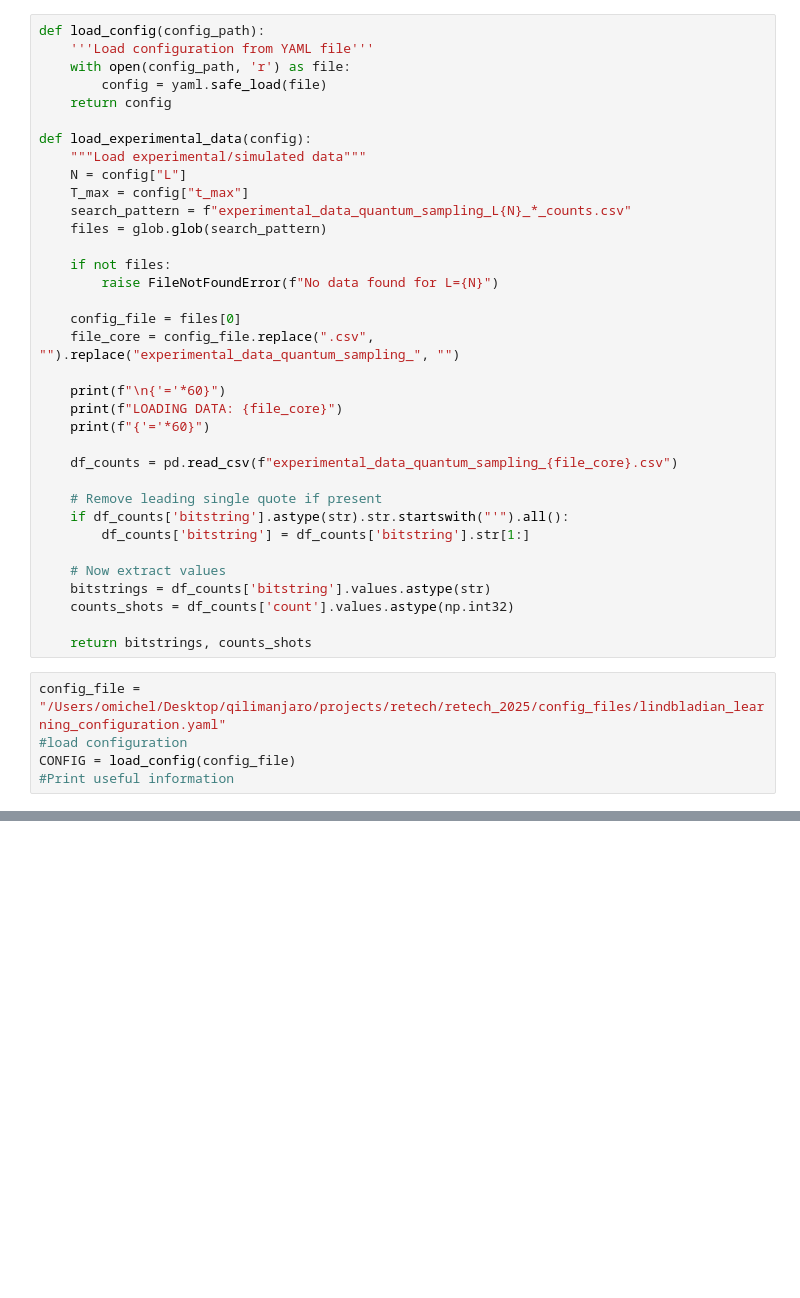
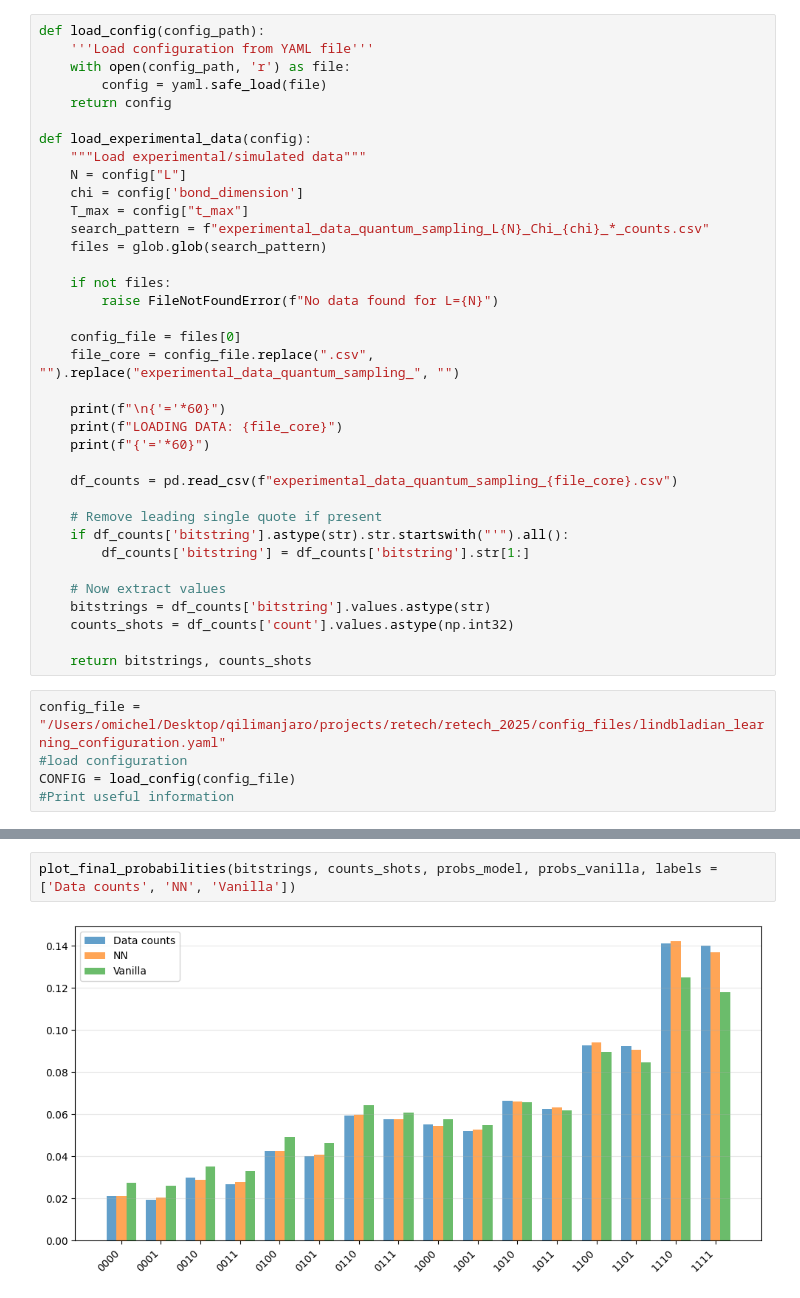
Before and after one commit to OsQarM/retech_2025, a Jupyter notebook: notebooks/MPS_learning.ipynb, the cells around one changed output, grey strips where cells are left out. Saved outputs shown, nothing was run; the diff lists cells and outputs as text; blank space fills up the shorter version.

```diff
--- a/notebooks/MPS_learning.ipynb
+++ b/notebooks/MPS_learning.ipynb
@@ -29,8 +29,9 @@ def load_config(config_path):
 def load_experimental_data(config):
     """Load experimental/simulated data"""
     N = config["L"]
+    chi = config['bond_dimension']
     T_max = config["t_max"]
-    search_pattern = f"experimental_data_quantum_sampling_L{N}_*_counts.csv"
+    search_pattern = f"experimental_data_quantum_sampling_L{N}_Chi_{chi}_*_counts.csv"
     files = glob.glob(search_pattern)
 
     if not files:
@@ -331,0 +246,4 @@ Computing fidelity and purity diagnostics...
+# %%
+plot_final_probabilities(bitstrings, counts_shots, probs_model, probs_vanilla, labels = ['Data counts', 'NN', 'Vanilla'])
+# %% [output]
+[figure, added]
```
Also changed, not shown: parts of 6 cells of this notebook, 6 other files.
